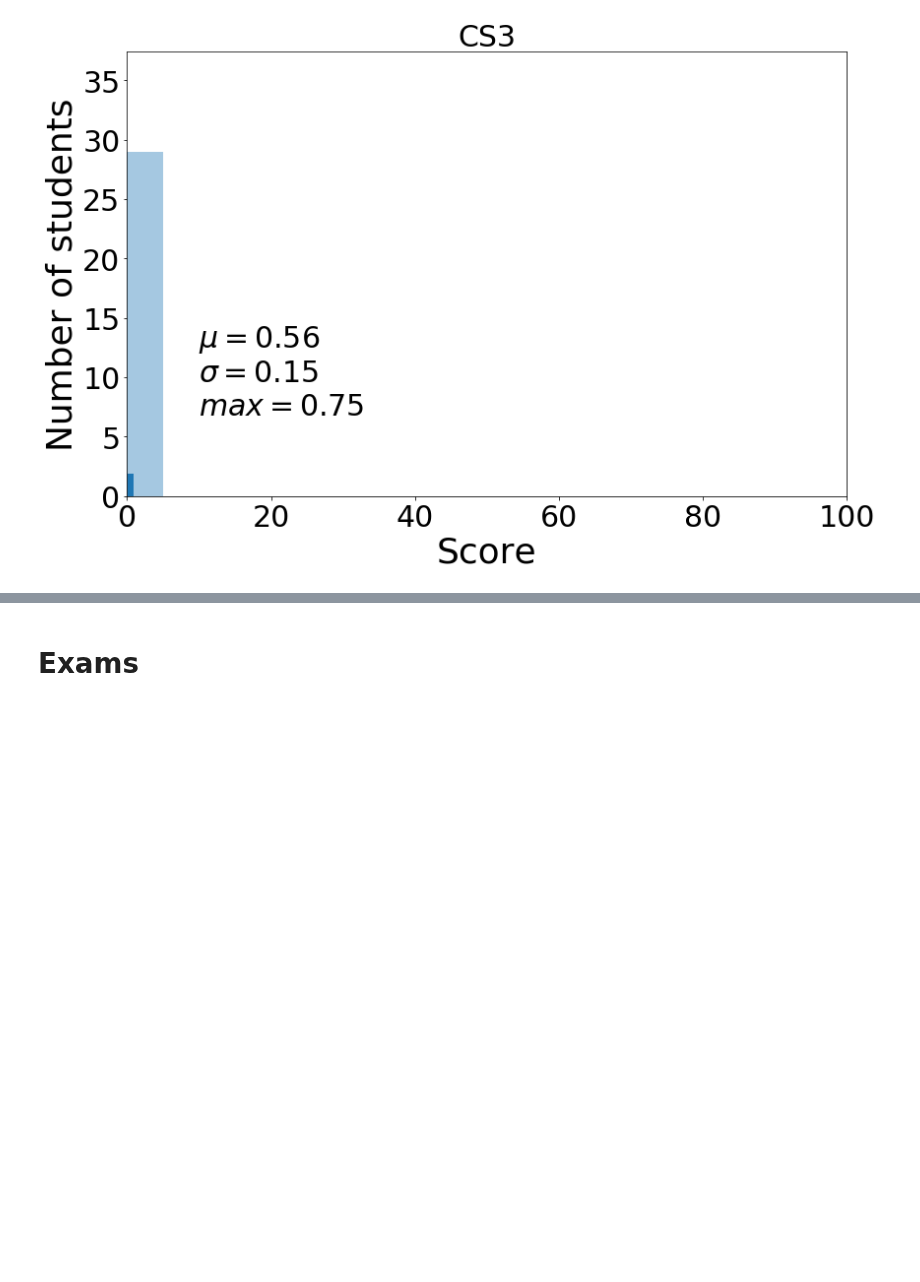
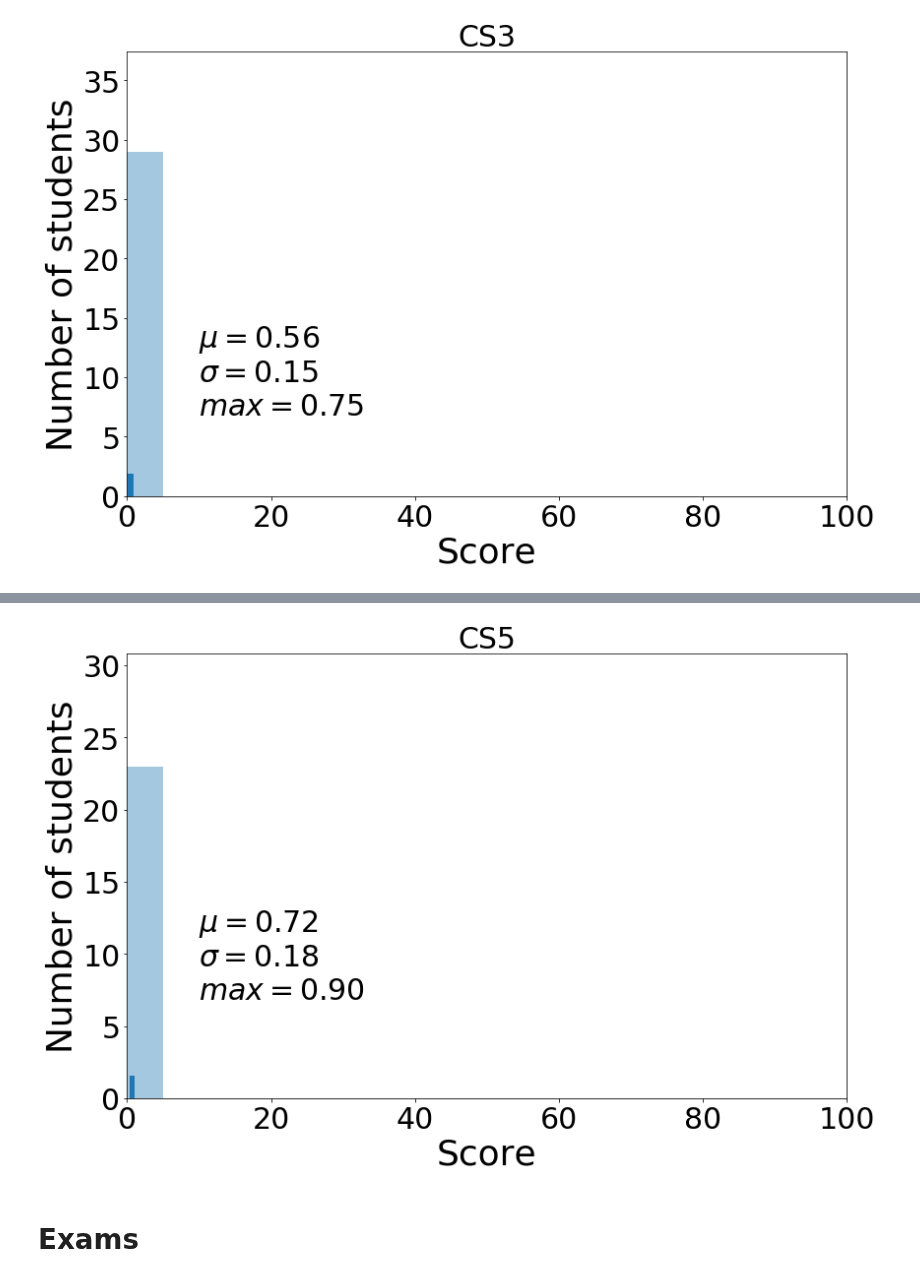
Before and after one commit to materialsvirtuallab/ceng114, a Jupyter notebook: grades/statsw2018.ipynb, the cells around one changed output, grey strips where cells are left out. Saved outputs shown, nothing was run; the diff lists cells and outputs as text; code cells hidden in the pictures; blank space fills up the shorter version.

```diff
--- a/grades/statsw2018.ipynb
+++ b/grades/statsw2018.ipynb
@@ -177,3 +185,7 @@ cutoffs = bar_plot(d, "CS3", annotate=False)
+# %%
+cutoffs = bar_plot(d, "CS5", annotate=False)
+# %% [output]
+[figure, added]
 # %% [markdown]
 # Exams
 # %%
```
Also changed, not shown: parts of 10 cells of this notebook.
